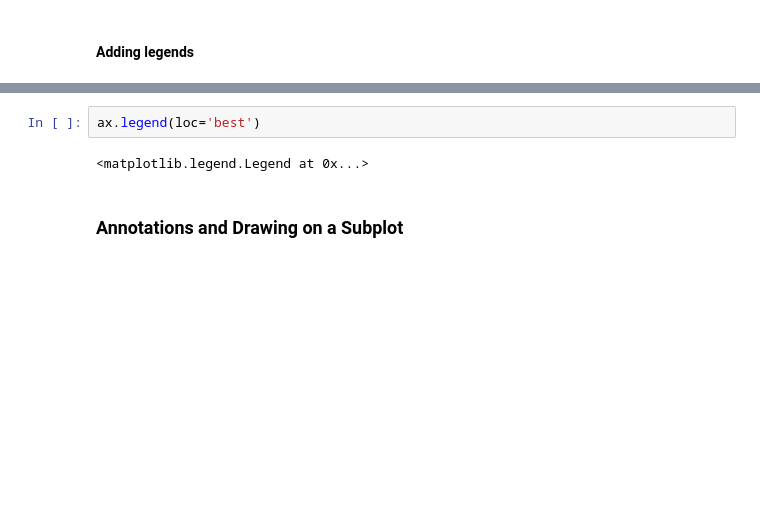
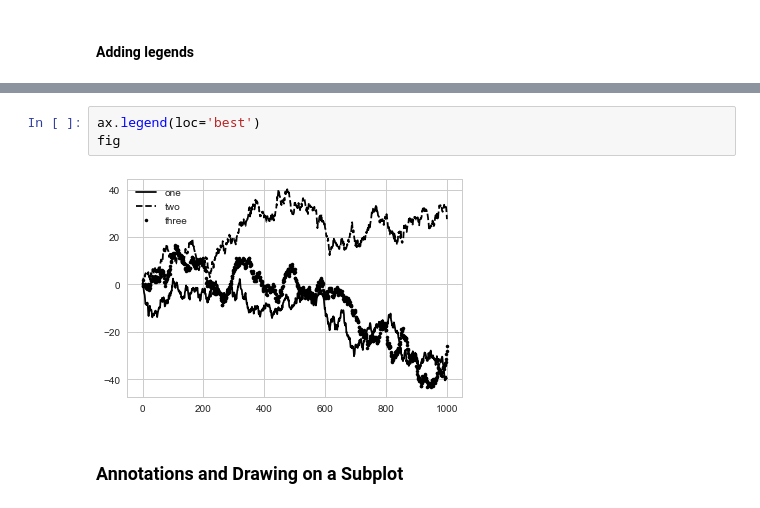
Before and after one commit to silianpan/pydata-book, a Jupyter notebook: ch09.ipynb, the cells around one changed output, grey strips where cells are left out. Saved outputs shown, nothing was run; the diff lists cells and outputs as text; blank space fills up the shorter version.

```diff
--- a/ch09.ipynb
+++ b/ch09.ipynb
@@ -199,7 +207,8 @@ ax.plot(randn(1000).cumsum(), 'k.', label='three')
 # %%
 ax.legend(loc='best')
+fig
 # %% [output]
-<matplotlib.legend.Legend at 0x...>
+[figure, added]
 # %% [markdown]
 ### Annotations and Drawing on a Subplot
 # %% [markdown]
```
Also changed, not shown: parts of 31 cells of this notebook.
